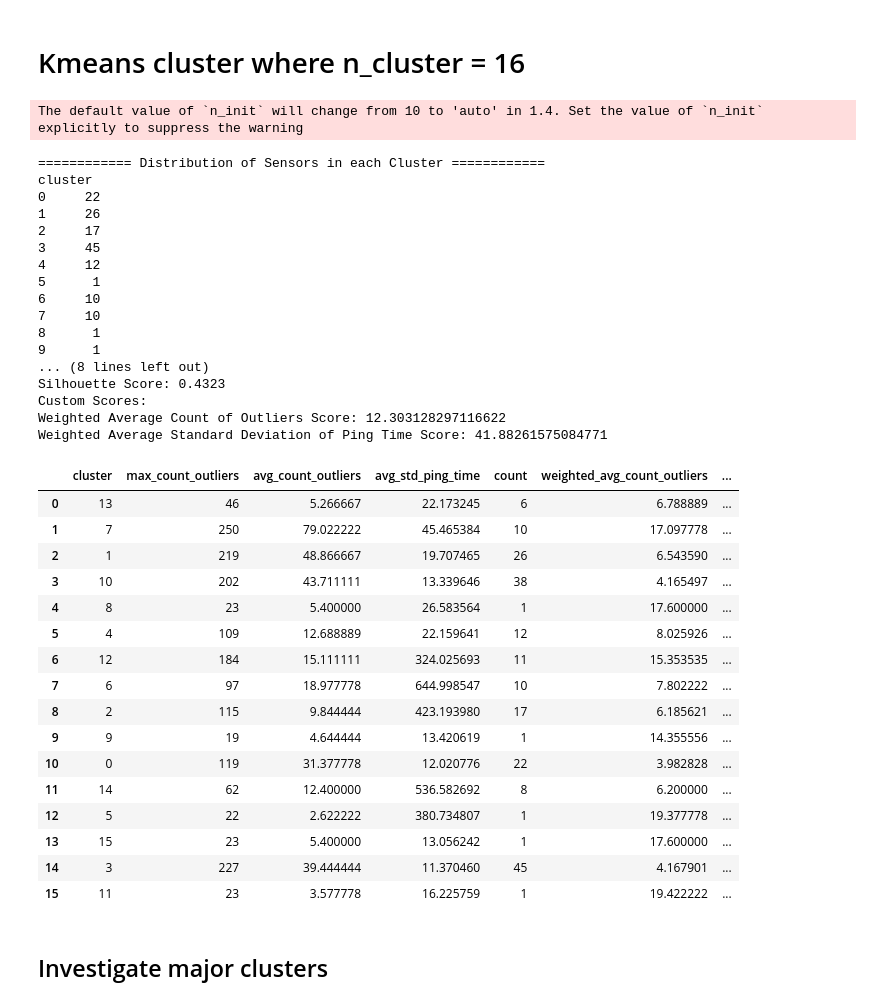
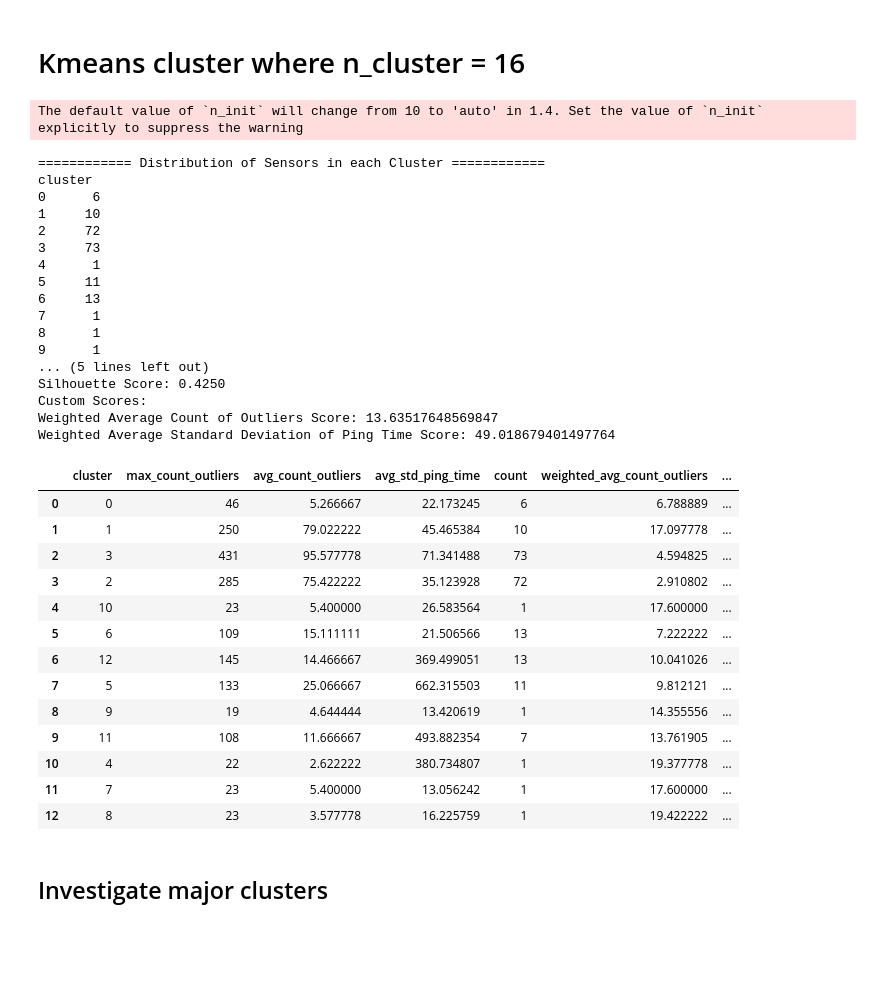
Before and after one commit to JihoonChung/ML_Sensor_Characterization, a Jupyter notebook: Analysis/Delay_sequence_data/sensor_characterization_playground.ipynb, the cells around one changed output. Saved outputs shown, nothing was run; the diff lists cells and outputs as text; code cells hidden in the pictures; blank space fills up the shorter version.

```diff
--- a/Analysis/Delay_sequence_data/sensor_characterization_playground.ipynb
+++ b/Analysis/Delay_sequence_data/sensor_characterization_playground.ipynb
@@ -76,26 +75,26 @@ search_kmeans_weighted_avg(df_custom, all_cleaned_df, n_components_range=range(2
 # %% [markdown]
 # Kmeans cluster where n_cluster = 16
 # %%
-df_custom_cluster_16, kmeans_best = train_KMeans(df_custom, n_clusters=16, random_state=42, visualization_method='TSNE', plot_3d=False)
+df_custom_cluster_13, kmeans_best = train_KMeans(df_mi, n_clusters=13, random_state=42, visualization_method='TSNE', plot_3d=False)
 # %% [output]
 The default value of `n_init` will change from 10 to 'auto' in 1.4. Set the value of `n_init` explicitly to suppress the warning
 ============ Distribution of Sensors in each Cluster ============
 cluster
-0     22
-1     26
-2     17
-3     45
-4     12
-5      1
-6     10
-7     10
+0      6
+1     10
+2     72
+3     73
+4      1
+5     11
+6     13
+7      1
 8      1
 9      1
-... (8 lines left out)
-Silhouette Score: 0.4323
+... (5 lines left out)
+Silhouette Score: 0.4250
 Custom Scores:
-Weighted Average Count of Outliers Score: 12.303128297116622
-Weighted Average Standard Deviation of Ping Time Score: 41.88261575084771
+Weighted Average Count of Outliers Score: 13.63517648569847
+Weighted Average Standard Deviation of Ping Time Score: 49.018679401497764
 # %%
 import joblib
 
@@ -110,32 +109,29 @@ import joblib
 #joblib.dump(kmeans_best, 'best_models/wao13_wasd38_sil39/kmeans_model.joblib')
 #df_custom_cluster_15.to_csv("best_models/wao13_wasd38_sil39/df_custom_cluster_15_wao13_wasd38_sil39.csv")
 
-#joblib.dump(kmeans_best, 'best_models/final/kmeans_model_final.joblib')
-#df_custom_cluster_16.to_csv("best_models/final/df_custom_cluster_16_final.csv")
+joblib.dump(kmeans_best, 'best_models/final/kmeans_model_final_df_mi.joblib')
+df_custom_cluster_13.to_csv("best_models/final/df_custom_cluster_13_final.csv")
 
-df_custom_cluster_16 = pd.read_csv("best_models/final/df_custom_cluster_16_final.csv")
-df_custom_cluster_16.drop(["Unnamed: 0"],axis=1,inplace=True)
+df_custom_cluster_13 = pd.read_csv("best_models/final/df_custom_cluster_13_final.csv")
+df_custom_cluster_13.drop(["Unnamed: 0"],axis=1,inplace=True)
 #kmeans_best = joblib.load('best_models/wao13_wasd38_sil39/kmeans_model_16_wao12_wasd36_sil391.joblib')
 # %%
-results_df, _,_ = average_variability_metrics(df_custom_cluster_16,all_cleaned_df)
+results_df, _,_ = average_variability_metrics(df_custom_cluster_13,all_cleaned_df)
 
 results_df
 # %% [output]
 |  | cluster | max_count_outliers | avg_count_outliers | avg_std_ping_time | count | weighted_avg_count_outliers | ... |
-| 0 | 13 | 46 | 5.266667 | 22.173245 | 6 | 6.788889 | ... |
-| 1 | 7 | 250 | 79.022222 | 45.465384 | 10 | 17.097778 | ... |
-| 2 | 1 | 219 | 48.866667 | 19.707465 | 26 | 6.543590 | ... |
-| 3 | 10 | 202 | 43.711111 | 13.339646 | 38 | 4.165497 | ... |
-| 4 | 8 | 23 | 5.400000 | 26.583564 | 1 | 17.600000 | ... |
-| 5 | 4 | 109 | 12.688889 | 22.159641 | 12 | 8.025926 | ... |
-| 6 | 12 | 184 | 15.111111 | 324.025693 | 11 | 15.353535 | ... |
-| 7 | 6 | 97 | 18.977778 | 644.998547 | 10 | 7.802222 | ... |
-| 8 | 2 | 115 | 9.844444 | 423.193980 | 17 | 6.185621 | ... |
-| 9 | 9 | 19 | 4.644444 | 13.420619 | 1 | 14.355556 | ... |
-| 10 | 0 | 119 | 31.377778 | 12.020776 | 22 | 3.982828 | ... |
-| 11 | 14 | 62 | 12.400000 | 536.582692 | 8 | 6.200000 | ... |
-| 12 | 5 | 22 | 2.622222 | 380.734807 | 1 | 19.377778 | ... |
-| 13 | 15 | 23 | 5.400000 | 13.056242 | 1 | 17.600000 | ... |
-| 14 | 3 | 227 | 39.444444 | 11.370460 | 45 | 4.167901 | ... |
-| 15 | 11 | 23 | 3.577778 | 16.225759 | 1 | 19.422222 | ... |
+| 0 | 0 | 46 | 5.266667 | 22.173245 | 6 | 6.788889 | ... |
+| 1 | 1 | 250 | 79.022222 | 45.465384 | 10 | 17.097778 | ... |
+| 2 | 3 | 431 | 95.577778 | 71.341488 | 73 | 4.594825 | ... |
+| 3 | 2 | 285 | 75.422222 | 35.123928 | 72 | 2.910802 | ... |
+| 4 | 10 | 23 | 5.400000 | 26.583564 | 1 | 17.600000 | ... |
+| 5 | 6 | 109 | 15.111111 | 21.506566 | 13 | 7.222222 | ... |
+| 6 | 12 | 145 | 14.466667 | 369.499051 | 13 | 10.041026 | ... |
+| 7 | 5 | 133 | 25.066667 | 662.315503 | 11 | 9.812121 | ... |
+| 8 | 9 | 19 | 4.644444 | 13.420619 | 1 | 14.355556 | ... |
+| 9 | 11 | 108 | 11.666667 | 493.882354 | 7 | 13.761905 | ... |
+| 10 | 4 | 22 | 2.622222 | 380.734807 | 1 | 19.377778 | ... |
+| 11 | 7 | 23 | 5.400000 | 13.056242 | 1 | 17.600000 | ... |
+| 12 | 8 | 23 | 3.577778 | 16.225759 | 1 | 19.422222 | ... |
 # %%
```
Also changed, not shown: parts of 5 cells of this notebook, 34 other files.
